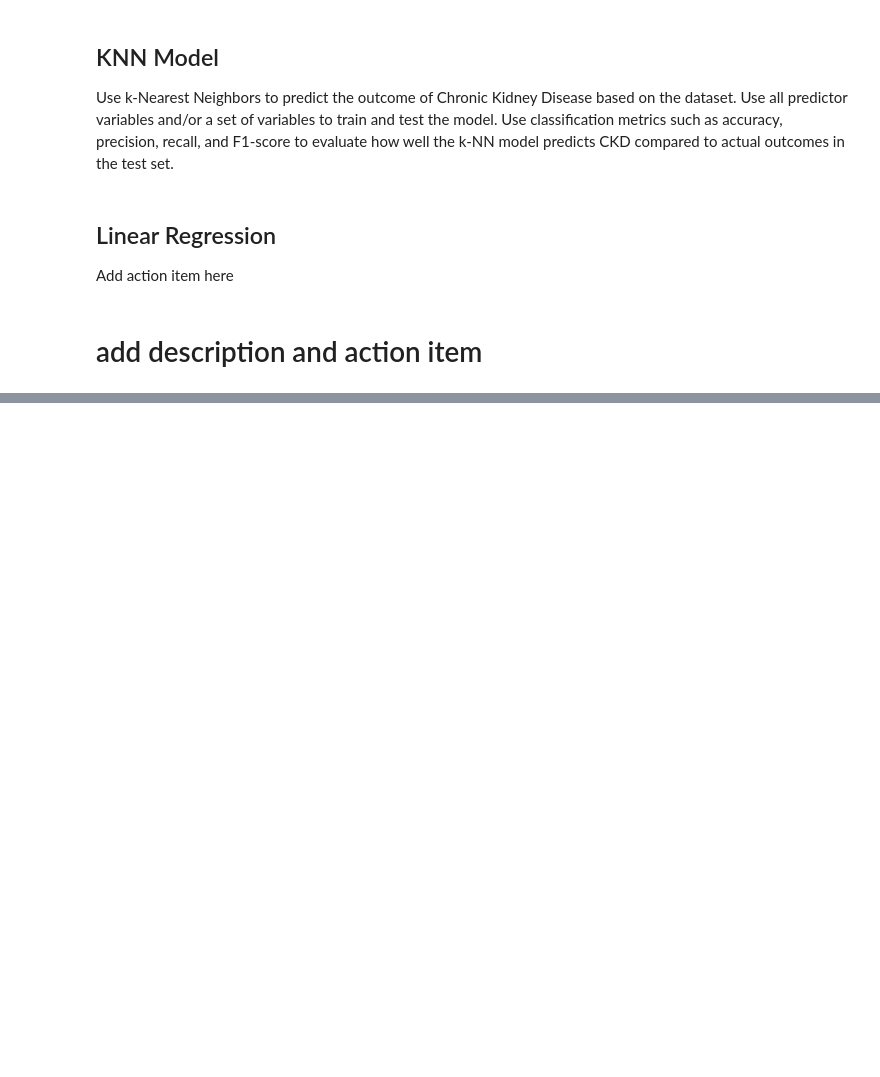
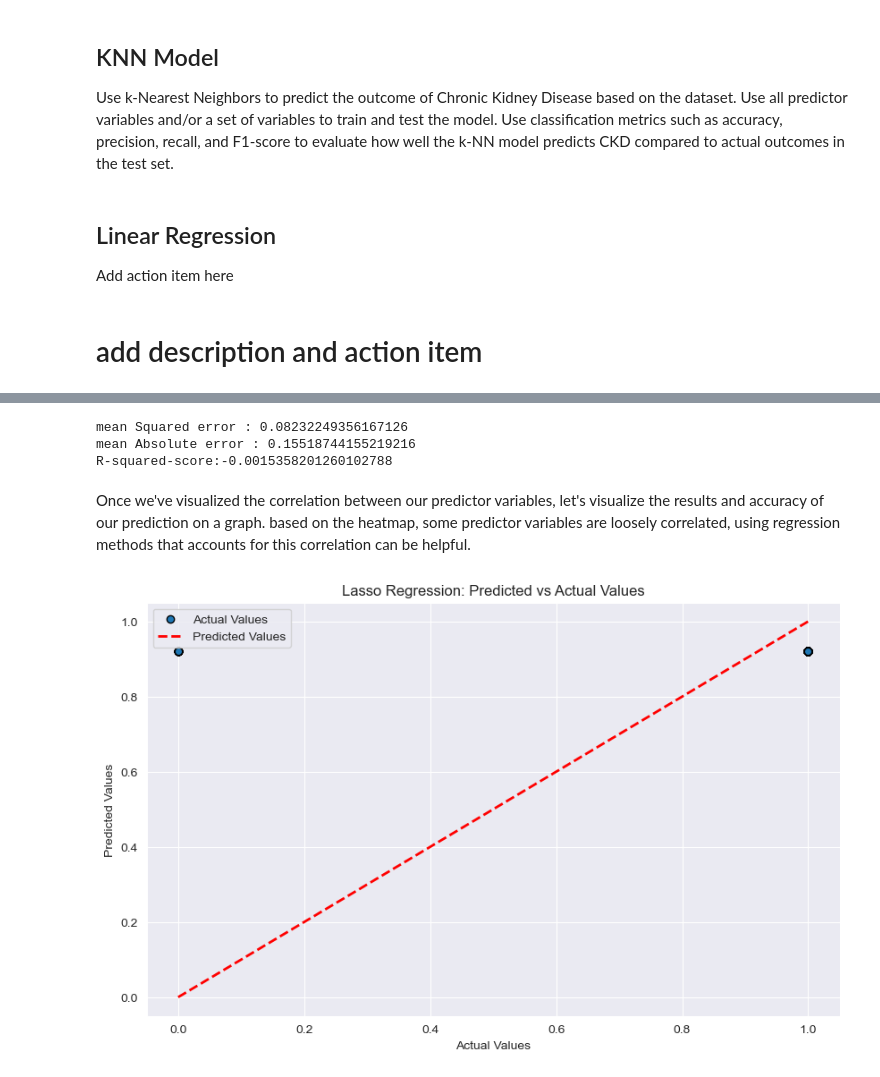
Before and after one commit to anjali-deshpande-hub/chronic_kidney_disease, a Jupyter notebook: src/CKD.ipynb, the cells around one changed output, grey strips where cells are left out. Drawn from its saved outputs; the diff is of its cells as text; code cells hidden in the pictures; blank space fills up the shorter version.

Commit message:
refactoring and expanded on model resulots

```diff
--- a/src/CKD.ipynb
+++ b/src/CKD.ipynb
@@ -297,0 +267,33 @@ Add action item here
+# %%
+from sklearn.metrics import r2_score, mean_absolute_error
+#implement lasso regression with MSE (Mean squared error) as the predictor variables are correlated.
+from sklearn.linear_model import Lasso
+from sklearn.metrics import mean_squared_error
+lasso = Lasso(alpha=0.3)
+result=lasso.fit(X_train, y_train)
+y_pred = lasso.predict(X_test)
+lasso_mse = mean_squared_error(y_test, y_pred)
+coefficients = lasso.coef_
+intercept = lasso.intercept_
+r2 = r2_score(y_test, y_pred)
+mae = mean_absolute_error(y_test, y_pred)
+print ("mean Squared error : " + lasso_mse.__str__())
+print("mean Absolute error : "+mae.__str__())
+print("R-squared-score:" + r2.__str__())
+# %% [output]
+mean Squared error : 0.08232249356167126
+mean Absolute error : 0.15518744155219216
+R-squared-score:-0.0015358201260102788
+# %% [markdown]
+Once we've visualized the correlation between our predictor variables, let's visualize the results and accuracy of our prediction on a graph. based on the heatmap, some predictor variables are loosely correlated, using regression methods that accounts for this correlation can be helpful.
+# %%
+plt.figure(figsize=(10, 6))
+plt.scatter(y_test, y_pred, edgecolors=(0, 0, 0))
+plt.plot([min(y_test), max(y_test)], [min(y_test), max(y_test)], 'r--', lw=2)
+plt.xlabel('Actual Values')
+plt.ylabel('Predicted Values')
+plt.title('Lasso Regression: Predicted vs Actual Values')
+plt.legend(['Actual Values', 'Predicted Values'])
+plt.show()
+# %% [output]
+[figure, added]
```
Also changed, not shown: parts of 11 cells of this notebook.
